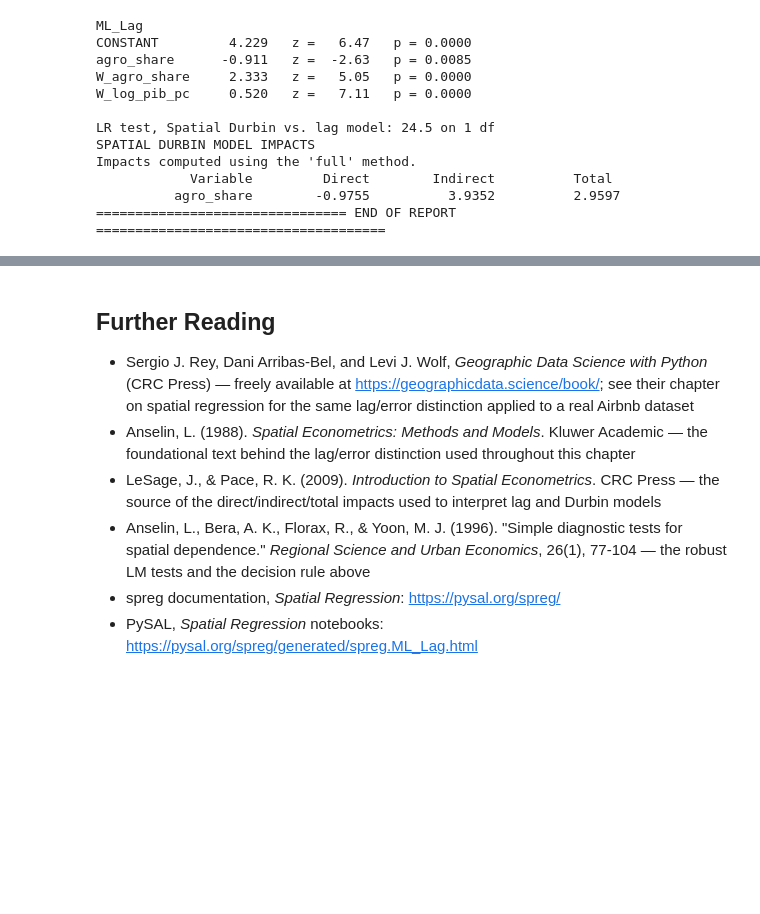
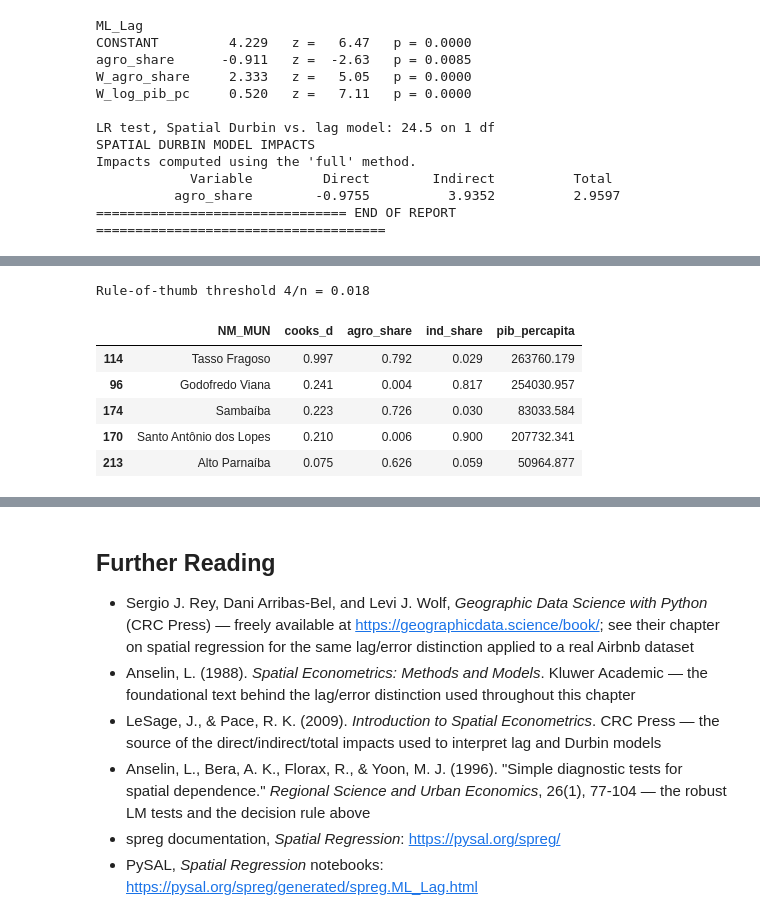
Before and after one commit to LambdaGeo/geospatial-modeling-python, a Jupyter notebook: docs/part2/ch13_regression.ipynb, the cells around one changed output, grey strips where cells are left out. Cells and saved outputs as stored; diff of their text form; code cells hidden in the pictures; blank space fills up the shorter version.

```diff
--- a/docs/part2/ch13_regression.ipynb
+++ b/docs/part2/ch13_regression.ipynb
@@ -216,10 +221,11 @@ pop = pd.read_csv("populacao_municipios_ma.csv")
 pib_2021 = pib[pib["ano"] == 2021].merge(pop[pop["ano"] == 2021], on=["id_municipio", "ano"])
 pib_2021["pib_percapita"] = pib_2021["pib"] / pib_2021["populacao"]
 pib_2021["agro_share"] = pib_2021["va_agropecuaria"] / pib_2021["pib"]
+pib_2021["ind_share"] = pib_2021["va_industria"] / pib_2021["pib"]  # used at the end of the chapter
 
 maranhao["CD_MUN"] = maranhao["CD_MUN"].astype(int)
 maranhao = maranhao.merge(
-    pib_2021[["id_municipio", "pib_percapita", "agro_share"]],
+    pib_2021[["id_municipio", "pib_percapita", "agro_share", "ind_share"]],
     left_on="CD_MUN", right_on="id_municipio", how="left",
 )
 maranhao["log_pib_pc"] = np.log(maranhao["pib_percapita"])
@@ -340,0 +349,20 @@ One caution belongs next to any spillover story: these are associations in a sin
+# %%
+influence = ols_ma.get_influence()
+cooks_d = influence.cooks_distance[0]
+
+flagged = (
+    maranhao.assign(cooks_d=cooks_d)
+    .sort_values("cooks_d", ascending=False)
+    [["NM_MUN", "cooks_d", "agro_share", "ind_share", "pib_percapita"]]
+    .head(5)
+)
+print(f"Rule-of-thumb threshold 4/n = {4 / len(maranhao):.3f}")
+flagged.round(3)
+# %% [output]
+Rule-of-thumb threshold 4/n = 0.018
+|  | NM_MUN | cooks_d | agro_share | ind_share | pib_percapita |
+| 114 | Tasso Fragoso | 0.997 | 0.792 | 0.029 | 263760.179 |
+| 96 | Godofredo Viana | 0.241 | 0.004 | 0.817 | 254030.957 |
+| 174 | Sambaíba | 0.223 | 0.726 | 0.030 | 83033.584 |
+| 170 | Santo Antônio dos Lopes | 0.210 | 0.006 | 0.900 | 207732.341 |
+| 213 | Alto Parnaíba | 0.075 | 0.626 | 0.059 | 50964.877 |
```
Also changed, not shown: parts of 10 cells of this notebook, 2 other files.
